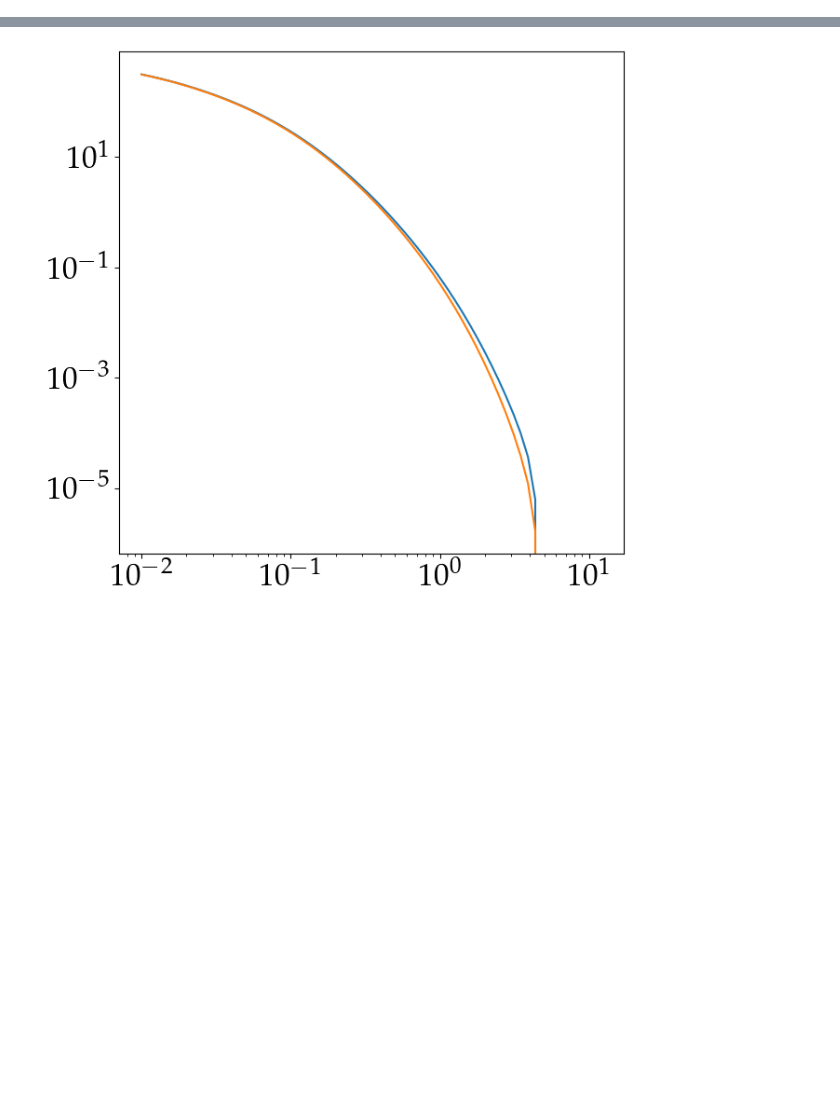
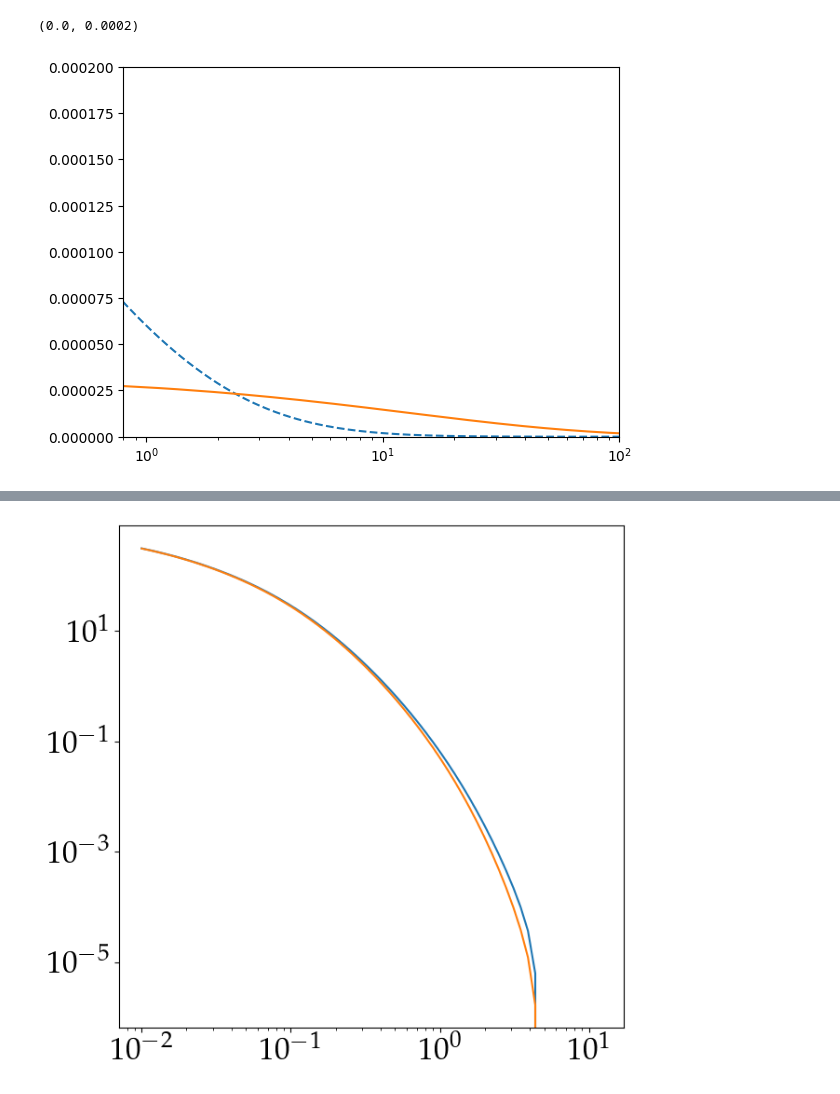
Before and after one commit to shivampcosmo/GODMAX, a Jupyter notebook: notebooks/call_BCMP_jit.ipynb, the cells around one changed output, grey strips where cells are left out. Saved outputs shown, nothing was run; the diff lists cells and outputs as text; code cells hidden in the pictures; blank space fills up the shorter version.

```diff
--- a/notebooks/call_BCMP_jit.ipynb
+++ b/notebooks/call_BCMP_jit.ipynb
@@ -110,0 +160,12 @@ fsigma = setup_power_BCMP_test.fsigma_Mz_mat[0,:]
+# %%
+# get_power_BCMP_test.p_logc_Mz.shape
+pl.figure()
+pl.plot(get_corrfunc_BCMP_test.theta_out_arcmin, get_corrfunc_BCMP_test.xip_1h_mat[3,3,:], ls='--')
+pl.plot(get_corrfunc_BCMP_test.theta_out_arcmin, get_corrfunc_BCMP_test.xip_2h_mat[3,3,:], ls='-')
+pl.xscale('log')
+pl.xlim(0.8,100)
+pl.ylim(0.0,2e-4)
+# pl.yscale('log')
+# %% [output]
+(0.0, 0.0002)
+[figure, added]
```
Also changed, not shown: parts of 41 cells of this notebook, 6 other files.
